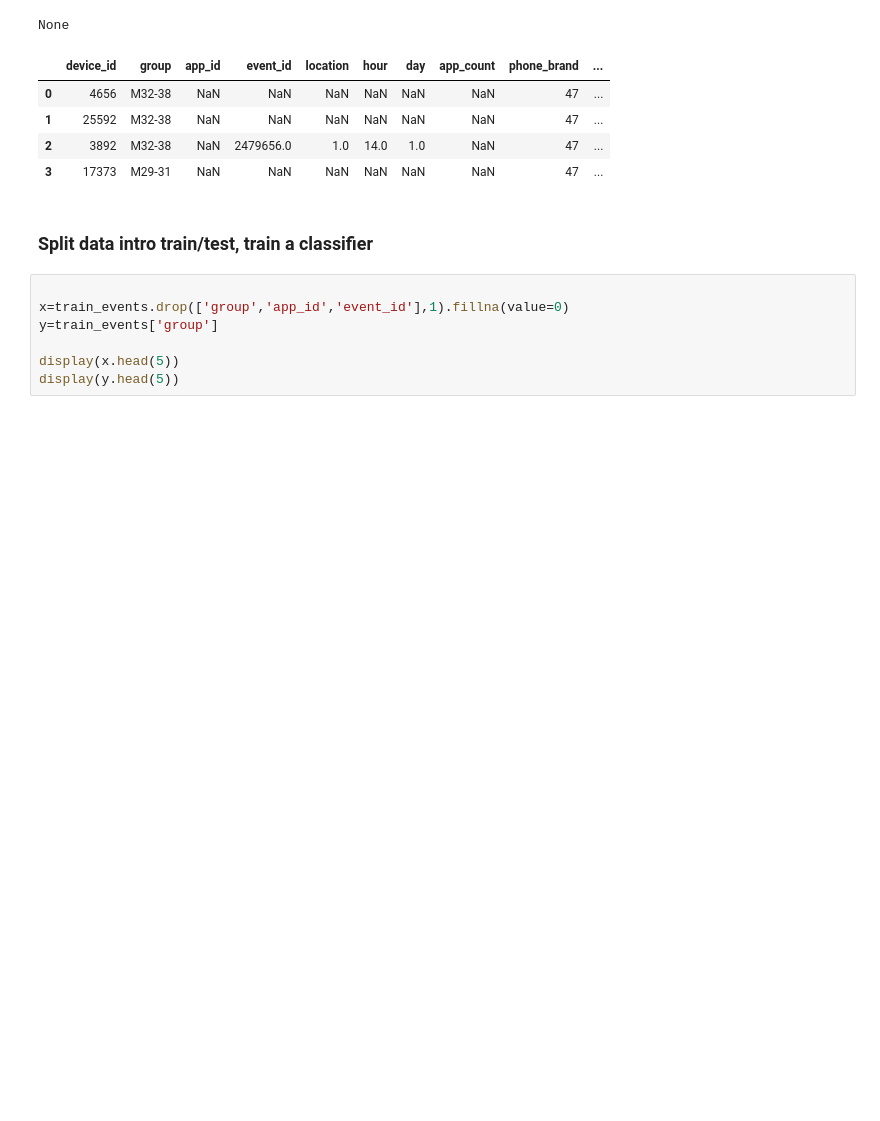
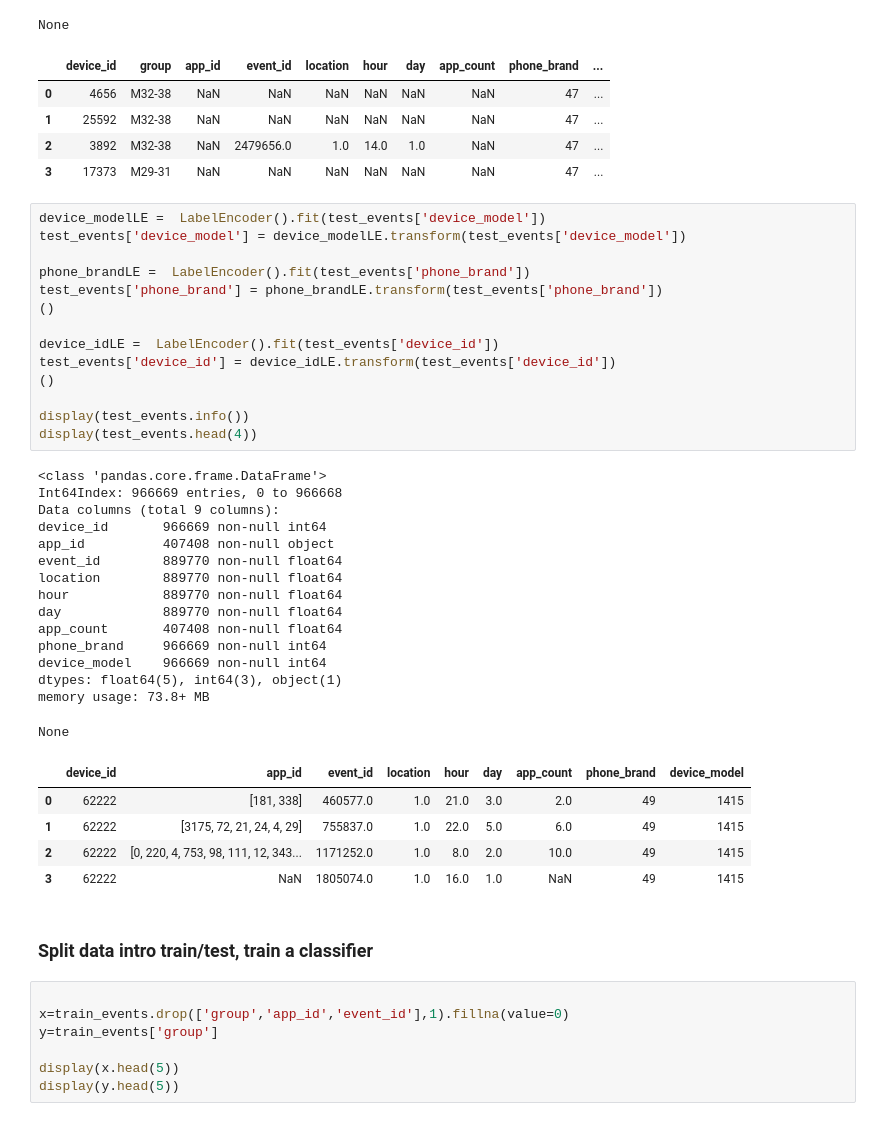
Before and after one commit to llathrop/Kagglescripts, a Jupyter notebook: TalkingData.ipynb, the cells around one changed output. Cells and saved outputs as stored; diff of their text form; blank space fills up the shorter version.

```diff
--- a/TalkingData.ipynb
+++ b/TalkingData.ipynb
@@ -681,6 +740,41 @@ None
 | 1 | 25592 | M32-38 | NaN | NaN | NaN | NaN | NaN | NaN | 47 | ... |
 | 2 | 3892 | M32-38 | NaN | 2479656.0 | 1.0 | 14.0 | 1.0 | NaN | 47 | ... |
 | 3 | 17373 | M29-31 | NaN | NaN | NaN | NaN | NaN | NaN | 47 | ... |
+# %%
+device_modelLE =  LabelEncoder().fit(test_events['device_model'])
+test_events['device_model'] = device_modelLE.transform(test_events['device_model'])
+
+phone_brandLE =  LabelEncoder().fit(test_events['phone_brand'])
+test_events['phone_brand'] = phone_brandLE.transform(test_events['phone_brand'])
+()
+
+device_idLE =  LabelEncoder().fit(test_events['device_id'])
+test_events['device_id'] = device_idLE.transform(test_events['device_id'])
+()
+
+display(test_events.info())
+display(test_events.head(4))
+# %% [output]
+<class 'pandas.core.frame.DataFrame'>
+Int64Index: 966669 entries, 0 to 966668
+Data columns (total 9 columns):
+device_id       966669 non-null int64
+app_id          407408 non-null object
+event_id        889770 non-null float64
+location        889770 non-null float64
+hour            889770 non-null float64
+day             889770 non-null float64
+app_count       407408 non-null float64
+phone_brand     966669 non-null int64
+device_model    966669 non-null int64
+dtypes: float64(5), int64(3), object(1)
+memory usage: 73.8+ MB
+None
+|  | device_id | app_id | event_id | location | hour | day | app_count | phone_brand | device_model |
+| 0 | 62222 | [181, 338] | 460577.0 | 1.0 | 21.0 | 3.0 | 2.0 | 49 | 1415 |
+| 1 | 62222 | [3175, 72, 21, 24, 4, 29] | 755837.0 | 1.0 | 22.0 | 5.0 | 6.0 | 49 | 1415 |
+| 2 | 62222 | [0, 220, 4, 753, 98, 111, 12, 343... | 1171252.0 | 1.0 | 8.0 | 2.0 | 10.0 | 49 | 1415 |
+| 3 | 62222 | NaN | 1805074.0 | 1.0 | 16.0 | 1.0 | NaN | 49 | 1415 |
 # %% [markdown]
 ### Split data intro train/test, train a classifier
 # %%
```
Also changed, not shown: parts of 13 cells of this notebook.
